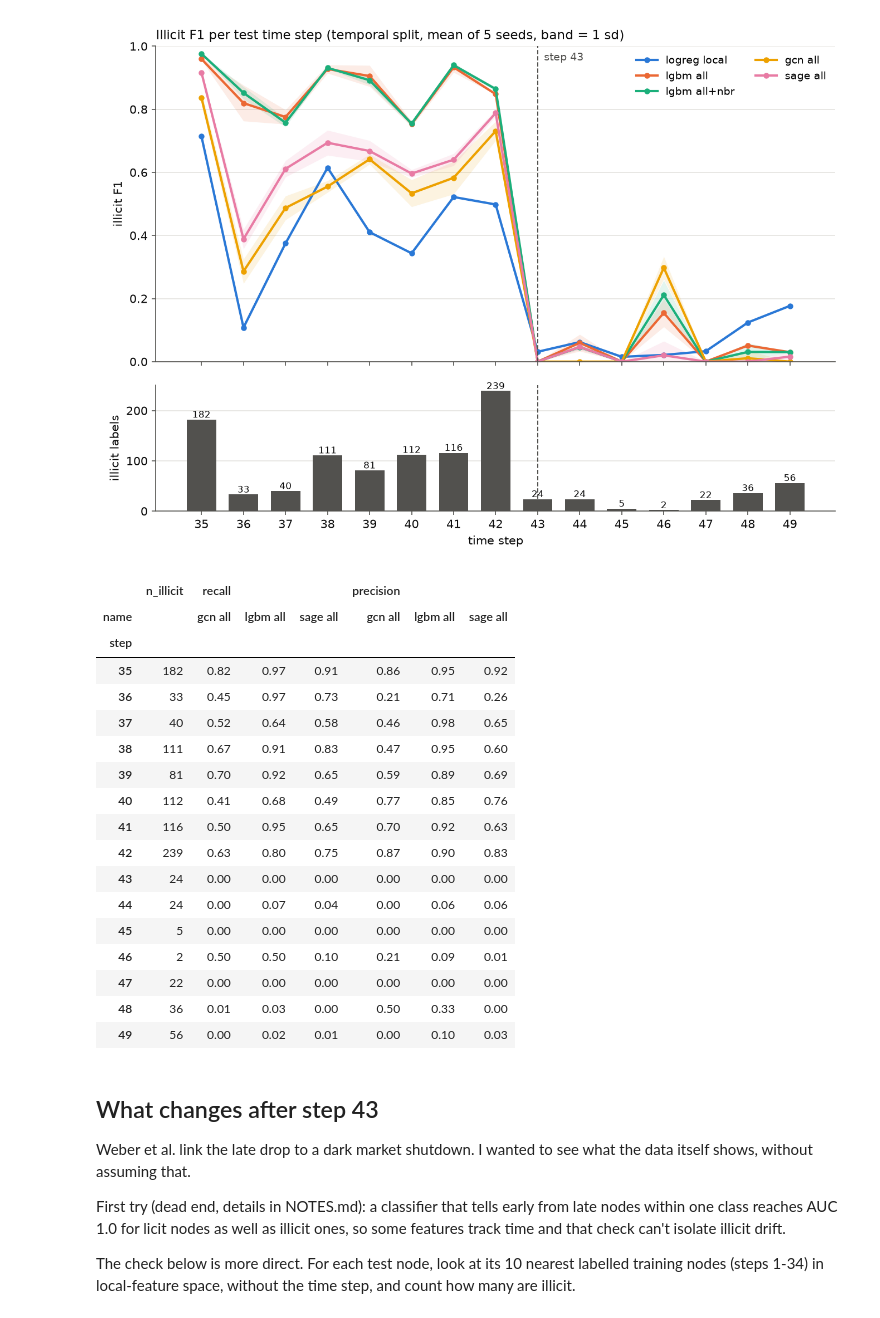
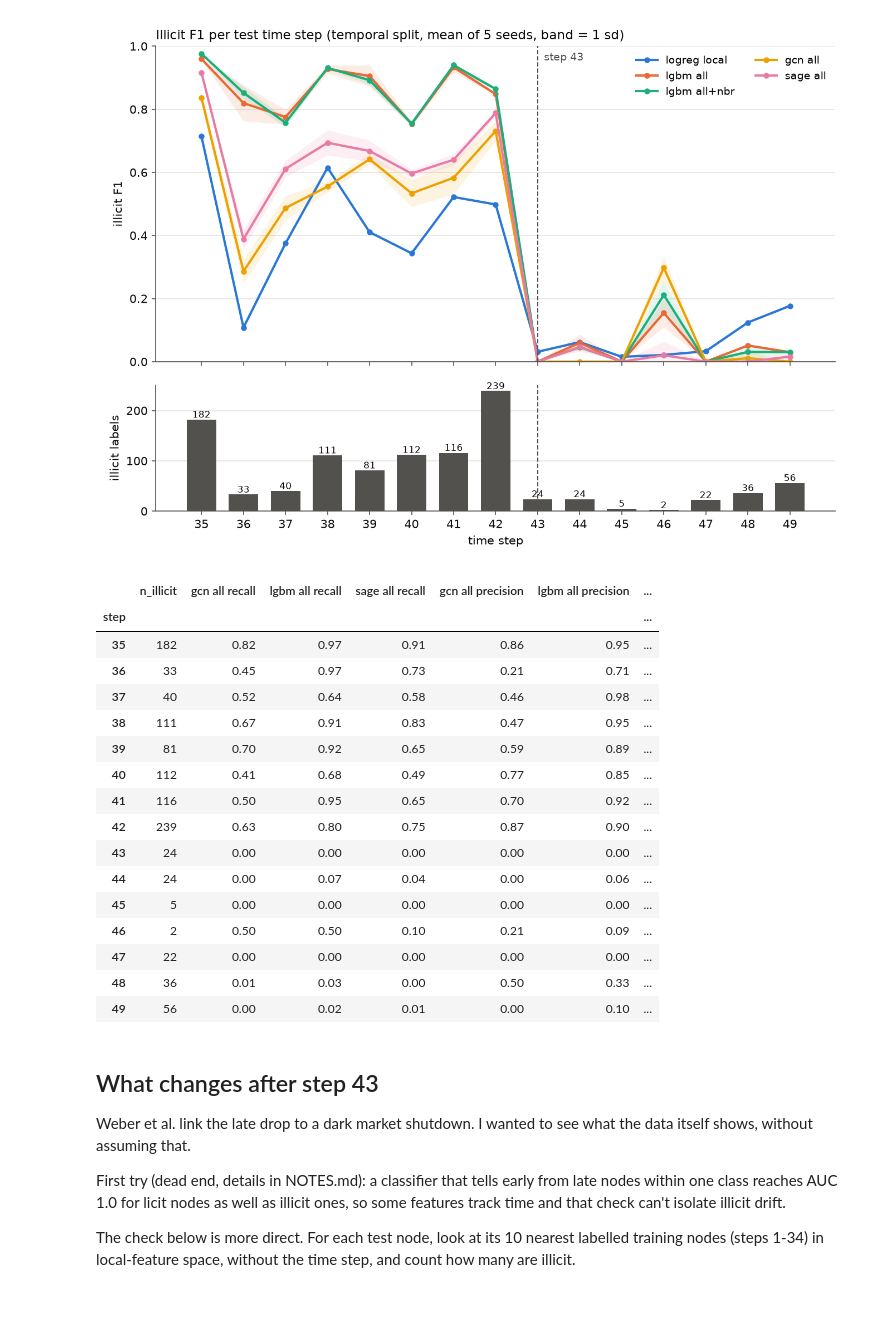
Before and after one commit to Abdul-Qadir-Dev/aml-graph-split, a Jupyter notebook: results.ipynb, the cells around one changed output. Saved outputs shown, nothing was run; the diff lists cells and outputs as text; code cells hidden in the pictures.

```diff
--- a/results.ipynb
+++ b/results.ipynb
@@ -98,27 +98,27 @@ display(Image("figures/f1_per_step.png"))
 # %%
 cols = ["lgbm all", "sage all", "gcn all"]
 view = steps[steps["name"].isin(cols)].groupby(["step", "name"])[["recall", "precision"]].mean().unstack("name")
+view.columns = [f"{name} {metric}" for metric, name in view.columns]
 view.insert(0, "n_illicit", steps.groupby("step")["n_illicit"].first())
 view.round(2)
 # %% [output]
-|  | n_illicit | recall |  |  | precision |  |  |
-| name |  | gcn all | lgbm all | sage all | gcn all | lgbm all | sage all |
-| step |  |  |  |  |  |  |  |
-| 35 | 182 | 0.82 | 0.97 | 0.91 | 0.86 | 0.95 | 0.92 |
-| 36 | 33 | 0.45 | 0.97 | 0.73 | 0.21 | 0.71 | 0.26 |
-| 37 | 40 | 0.52 | 0.64 | 0.58 | 0.46 | 0.98 | 0.65 |
-| 38 | 111 | 0.67 | 0.91 | 0.83 | 0.47 | 0.95 | 0.60 |
-| 39 | 81 | 0.70 | 0.92 | 0.65 | 0.59 | 0.89 | 0.69 |
-| 40 | 112 | 0.41 | 0.68 | 0.49 | 0.77 | 0.85 | 0.76 |
-| 41 | 116 | 0.50 | 0.95 | 0.65 | 0.70 | 0.92 | 0.63 |
-| 42 | 239 | 0.63 | 0.80 | 0.75 | 0.87 | 0.90 | 0.83 |
-| 43 | 24 | 0.00 | 0.00 | 0.00 | 0.00 | 0.00 | 0.00 |
-| 44 | 24 | 0.00 | 0.07 | 0.04 | 0.00 | 0.06 | 0.06 |
-| 45 | 5 | 0.00 | 0.00 | 0.00 | 0.00 | 0.00 | 0.00 |
-| 46 | 2 | 0.50 | 0.50 | 0.10 | 0.21 | 0.09 | 0.01 |
-| 47 | 22 | 0.00 | 0.00 | 0.00 | 0.00 | 0.00 | 0.00 |
-| 48 | 36 | 0.01 | 0.03 | 0.00 | 0.50 | 0.33 | 0.00 |
-| 49 | 56 | 0.00 | 0.02 | 0.01 | 0.00 | 0.10 | 0.03 |
+|  | n_illicit | gcn all recall | lgbm all recall | sage all recall | gcn all precision | lgbm all precision | ... |
+| step |  |  |  |  |  |  | ... |
+| 35 | 182 | 0.82 | 0.97 | 0.91 | 0.86 | 0.95 | ... |
+| 36 | 33 | 0.45 | 0.97 | 0.73 | 0.21 | 0.71 | ... |
+| 37 | 40 | 0.52 | 0.64 | 0.58 | 0.46 | 0.98 | ... |
+| 38 | 111 | 0.67 | 0.91 | 0.83 | 0.47 | 0.95 | ... |
+| 39 | 81 | 0.70 | 0.92 | 0.65 | 0.59 | 0.89 | ... |
+| 40 | 112 | 0.41 | 0.68 | 0.49 | 0.77 | 0.85 | ... |
+| 41 | 116 | 0.50 | 0.95 | 0.65 | 0.70 | 0.92 | ... |
+| 42 | 239 | 0.63 | 0.80 | 0.75 | 0.87 | 0.90 | ... |
+| 43 | 24 | 0.00 | 0.00 | 0.00 | 0.00 | 0.00 | ... |
+| 44 | 24 | 0.00 | 0.07 | 0.04 | 0.00 | 0.06 | ... |
+| 45 | 5 | 0.00 | 0.00 | 0.00 | 0.00 | 0.00 | ... |
+| 46 | 2 | 0.50 | 0.50 | 0.10 | 0.21 | 0.09 | ... |
+| 47 | 22 | 0.00 | 0.00 | 0.00 | 0.00 | 0.00 | ... |
+| 48 | 36 | 0.01 | 0.03 | 0.00 | 0.50 | 0.33 | ... |
+| 49 | 56 | 0.00 | 0.02 | 0.01 | 0.00 | 0.10 | ... |
 # %% [markdown]
 ## What changes after step 43
 
```
